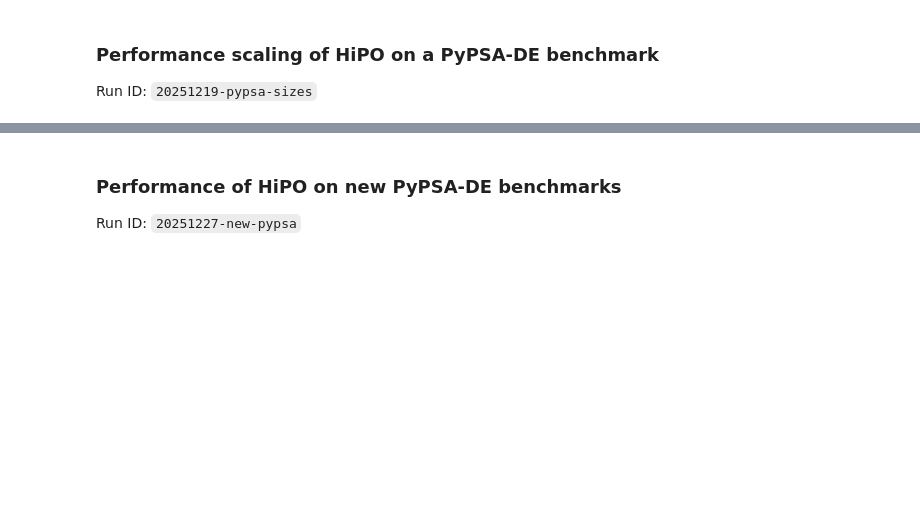
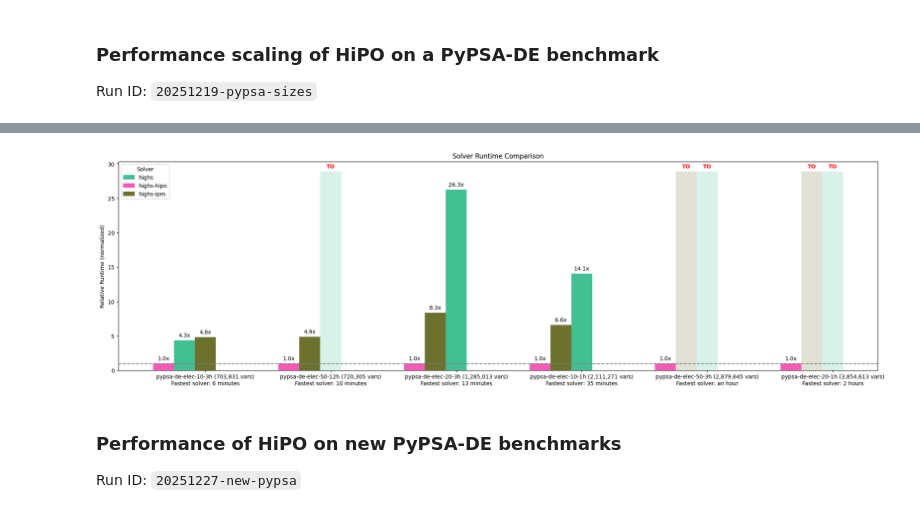
Before and after one commit to open-energy-transition/solver-benchmark, a Jupyter notebook: notebooks/higs-hipo-runs.ipynb, the cells around one changed output, grey strips where cells are left out. Saved outputs shown, nothing was run; the diff lists cells and outputs as text; code cells hidden in the pictures; blank space fills up the shorter version.

Commit message:
Prep for BE slides; add solved % to runtime summary plots

```diff
--- a/notebooks/higs-hipo-runs.ipynb
+++ b/notebooks/higs-hipo-runs.ipynb
@@ -628,3 +500,12 @@ KeyError: 'Num. variables'
 Run ID: `20251219-pypsa-sizes`
 # %%
 results, variability = load_results(["../results/gcp-results/20251219-pypsa-sizes//"])
+
+# Correct the bench-size-size bug
+results["Benchmark"] = results.apply(
+    lambda r: r["Benchmark"][: -len(r["Size"]) - 1]
+    if r["Benchmark"].endswith(r["Size"])
+    else r["Benchmark"],
+    axis=1,
+)
+results["bench-size"] = results["Benchmark"] + "-" + results["Size"]
@@ -740,3 +634,23 @@ KeyError: 'highs-ipm'
+# %%
+to_plot = {
+    "pypsa-de-elec-10-3h",
+    "pypsa-de-elec-50-12h",
+    "pypsa-de-elec-20-3h",
+    "pypsa-de-elec-10-1h",
+    "pypsa-de-elec-50-3h",
+    "pypsa-de-elec-20-1h",
+}
+to_plot_df = results[results["bench-size"].isin(to_plot)].copy()
+
+# Hack: include num-vars in x-axis labels
+new_pypsa_benchs = load_benchmark_metadata("../benchmarks/pypsa/metadata.yaml")
+label_map = {
+    b: f"{b} ({new_pypsa_benchs.loc[b, 'Num. variables']:,.0f} vars)" for b in to_plot
+}
+to_plot_df["bench-size"] = to_plot_df["bench-size"].map(label_map)
+plot_runtime_slowdowns(to_plot_df, figsize=(20, 6))
+# %% [output]
+[figure, added]
 # %% [markdown]
 ### Performance of HiPO on new PyPSA-DE benchmarks
 Run ID: `20251227-new-pypsa`
```
Also changed, not shown: parts of 15 cells of this notebook, 3 other files.
